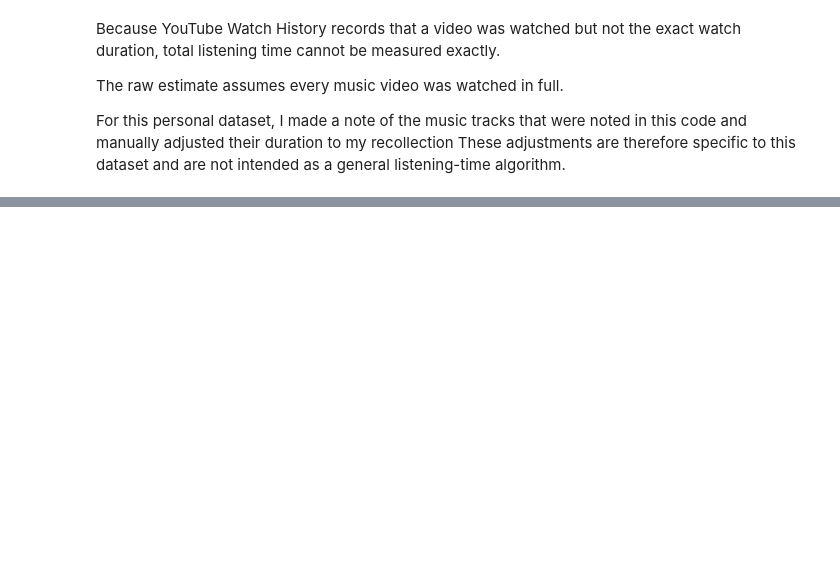
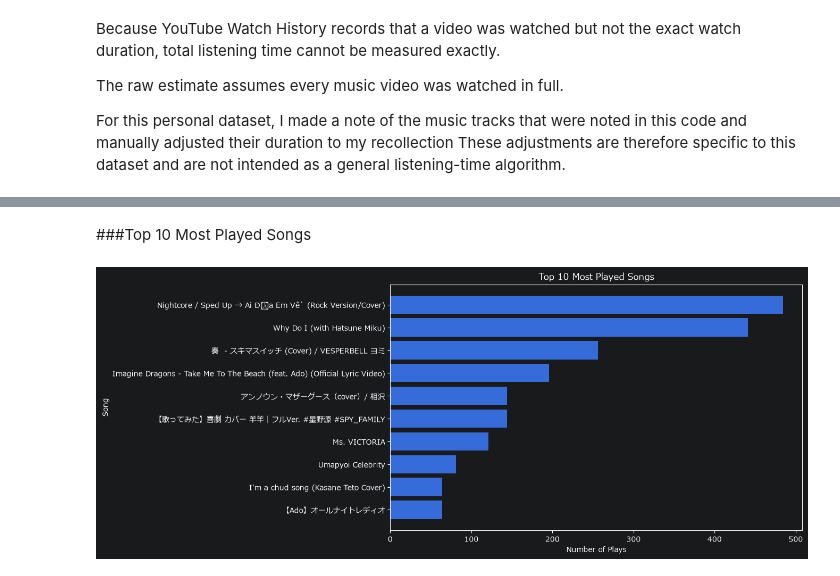
Before and after one commit to warrenchong601/Youtube_Music_Analysis, a Jupyter notebook: notebooks/02_music_analysis.ipynb, the cells around one changed output, grey strips where cells are left out. Cells and saved outputs as stored; diff of their text form; code cells hidden in the pictures; blank space fills up the shorter version.

```diff
--- a/notebooks/02_music_analysis.ipynb
+++ b/notebooks/02_music_analysis.ipynb
@@ -311,0 +433,9 @@ Adjusted estimated listening time: 193H:06M:19S
+# %%
+music_dataframe["date_listened"] =  music_dataframe["watched_at"].dt.date
+
+plays_by_date = (
+    music_dataframe["date_listened"]
+    .value_counts().sort_index()
+)
+
+print(plays_by_date)
@@ -311,0 +685,11 @@ Adjusted estimated listening time: 193H:06M:19S
+# %%
+music_dataframe["week"] = (
+    music_dataframe["watched_at"]
+    .dt.to_period("W")
+)
+
+print(
+    music_dataframe[
+        ["watched_at", "week", "title"]
+    ].head()
+)
@@ -311,0 +783,10 @@ Adjusted estimated listening time: 193H:06M:19S
+# %%
+import matplotlib.pyplot as plt
+
+plt.rcParams["font.family"] = "Meiryo"
+# %%
+title_counts = music_dataframe["title"].value_counts()
+top_10_songs = title_counts.head(10)
+
+print(top_10_songs.index)
+print(top_10_songs.values)
@@ -311,0 +802,18 @@ Adjusted estimated listening time: 193H:06M:19S
+# %% [markdown]
+###Top 10 Most Played Songs
+# %%
+plt.figure(figsize=(10, 6))
+
+plt.barh(
+    top_10_songs.index,
+    top_10_songs.values
+)
+
+plt.xlabel("Number of Plays")
+plt.ylabel("Song")
+plt.title("Top 10 Most Played Songs")
+plt.gca().invert_yaxis()
+
+plt.show()
+# %% [output]
+[figure, added]
```
Also changed, not shown: parts of 50 cells of this notebook, 1 other file.
